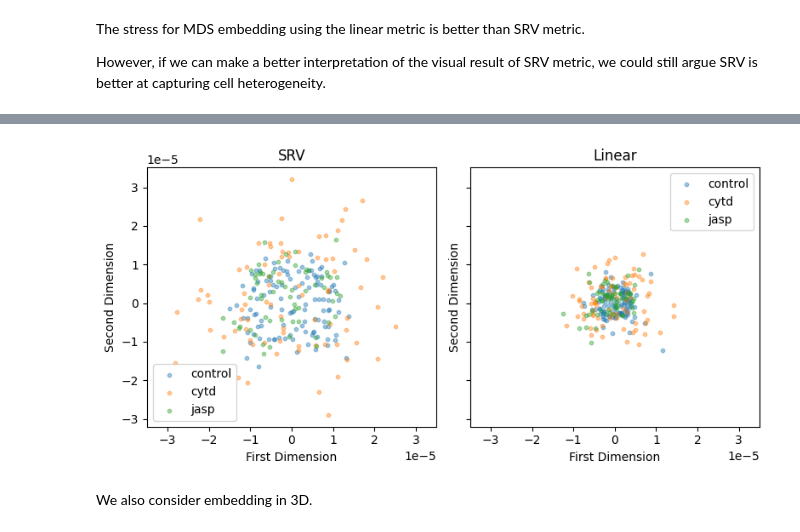
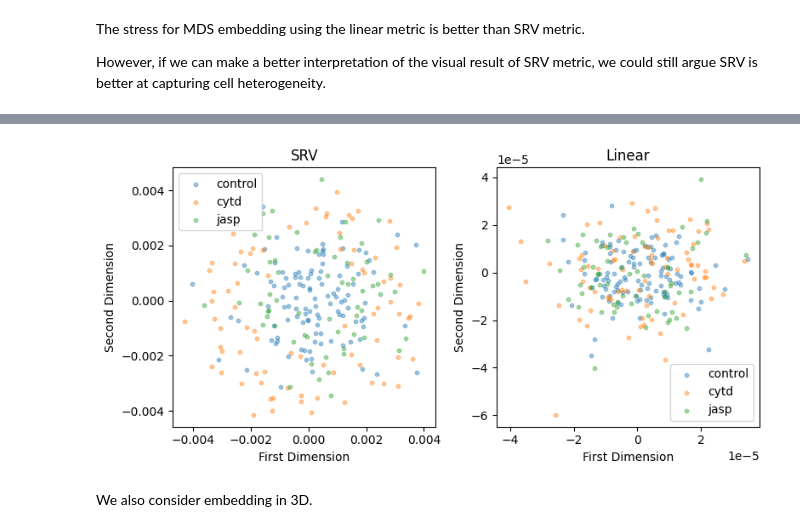
Before and after one commit to wxli0/dyn, a Jupyter notebook: dyn/notebooks/osteosarcoma_analysis.ipynb, the cells around one changed output, grey strips where cells are left out. Saved outputs shown, nothing was run; the diff lists cells and outputs as text; code cells hidden in the pictures.

```diff
--- a/dyn/notebooks/osteosarcoma_analysis.ipynb
+++ b/dyn/notebooks/osteosarcoma_analysis.ipynb
@@ -588,5 +502,5 @@ After visual inspection, we decide to remove 363, 396th cell
 # %%
-# cells, cell_shapes, lines, treatments, ds_proc, ds_proj, ds_align = remove_cells_two_layer(cells, cell_shapes, lines, treatments, ds_proc, ds_proj, ds_align, delete_indices)
+cells, cell_shapes, lines, treatments, ds_proc, ds_align = remove_cells_two_layer(cells, cell_shapes, lines, treatments, ds_proc, ds_align, delete_indices)
 # %%
 print(f'Number of cells: {len(cells)}, Number of lines: {len(lines)}, Shape of cell_shapes: {cell_shapes.shape}')
 for treatment, treatment_values in ds_align.items():
@@ -1011,0 +926,35 @@ TypeError: list indices must be integers or slices, not tuple
+# %%
+line = 'dunn'
+treatment = 'jasp'
+metric = 'SRV'
+distances = dists_to_global_mean[metric][treatment][line]
+print(min(distances), max(distances))
+group_1_left = 0.68583038
+group_1_right = 0.77430819
+group_2_left = 0.84066655
+group_2_right = 0.90702491
+group_1_indices = [i for i, element in enumerate(distances) if element <= group_1_right and element > group_1_left]
+group_2_indices = [i for i, element in enumerate(distances) if element <= group_2_right and element > group_2_left]
+group_1_cells = np.array(ds_align[treatment][line])[group_1_indices,:,:]
+group_2_cells = np.array(ds_align[treatment][line])[group_2_indices,:,:]
+
+fig = plt.figure(figsize=(2*(max(len(group_1_indices), len(group_2_indices))), 2))
+count = 1
+for index in range(len(group_1_indices)):
+    cell = group_1_cells[index]
+    fig.add_subplot(2, len(group_1_indices), count)
+    count += 1
+    plt.plot(cell[:, 0], cell[:, 1])
+    plt.axis("equal")
+    plt.axis("off")
+
+for index in range(len(group_2_indices)):
+    cell = group_2_cells[index]
+    fig.add_subplot(2, len(group_1_indices), count)
+    count += 1
+    plt.plot(cell[:, 0], cell[:, 1])
+    plt.axis("equal")
+    plt.axis("off")
+
+# plt.savefig(os.path.join(figs_dir, f"{line}_bimodal_mean.svg"))
+# plt.savefig(os.path.join(figs_dir, f"{line}_bimodal_mean.pdf"))
@@ -1316,31 +1263,31 @@ plt.savefig(os.path.join(figs_dir, f"{line}_MDS_2D.pdf"))
 # %%
-fig, axs = plt.subplots(1, 2, sharex=True, sharey=True, tight_layout=True, figsize=(8, 4))
+fig, axs = plt.subplots(1, 2, sharex=False, sharey=False, tight_layout=True, figsize=(8, 4))
 
 line = 'dlm8'
 for j, metric in enumerate(METRICS):
     distances = []
     for i, treatment in enumerate(TREATMENTS):
         cur_embs = embs[metric][treatment][line]
         axs[j].scatter(
                 cur_embs[:, 0],
                 cur_embs[:, 1],
                 label=treatment,
                 s=10,
                 alpha=0.4
             )
-        axs[j].set_xlim(-3.5*1e-5, 3.5*1e-5)
+        # axs[j].set_xlim(-3.5*1e-5, 3.5*1e-5)
         axs[j].set_xlabel("First Dimension")
         axs[j].set_ylabel("Second Dimension")
         axs[j].legend()
         axs[j].set_title(f"{metric}")
 # fig.suptitle("MDS of cell shapes using SRV metric", fontsize=20)
 
 plt.tight_layout()
 
-plt.savefig(os.path.join(figs_dir, f"{line}_MDS_2D.svg"))
-plt.savefig(os.path.join(figs_dir, f"{line}_MDS_2D.pdf"))
+# plt.savefig(os.path.join(figs_dir, f"{line}_MDS_2D.svg"))
+# plt.savefig(os.path.join(figs_dir, f"{line}_MDS_2D.pdf"))
 # %% [output]
-[figure, old version]
+[figure, new version]
 # %% [markdown]
 We also consider embedding in 3D.
 # %%
```
Also changed, not shown: parts of 45 cells of this notebook, 1 other file.
